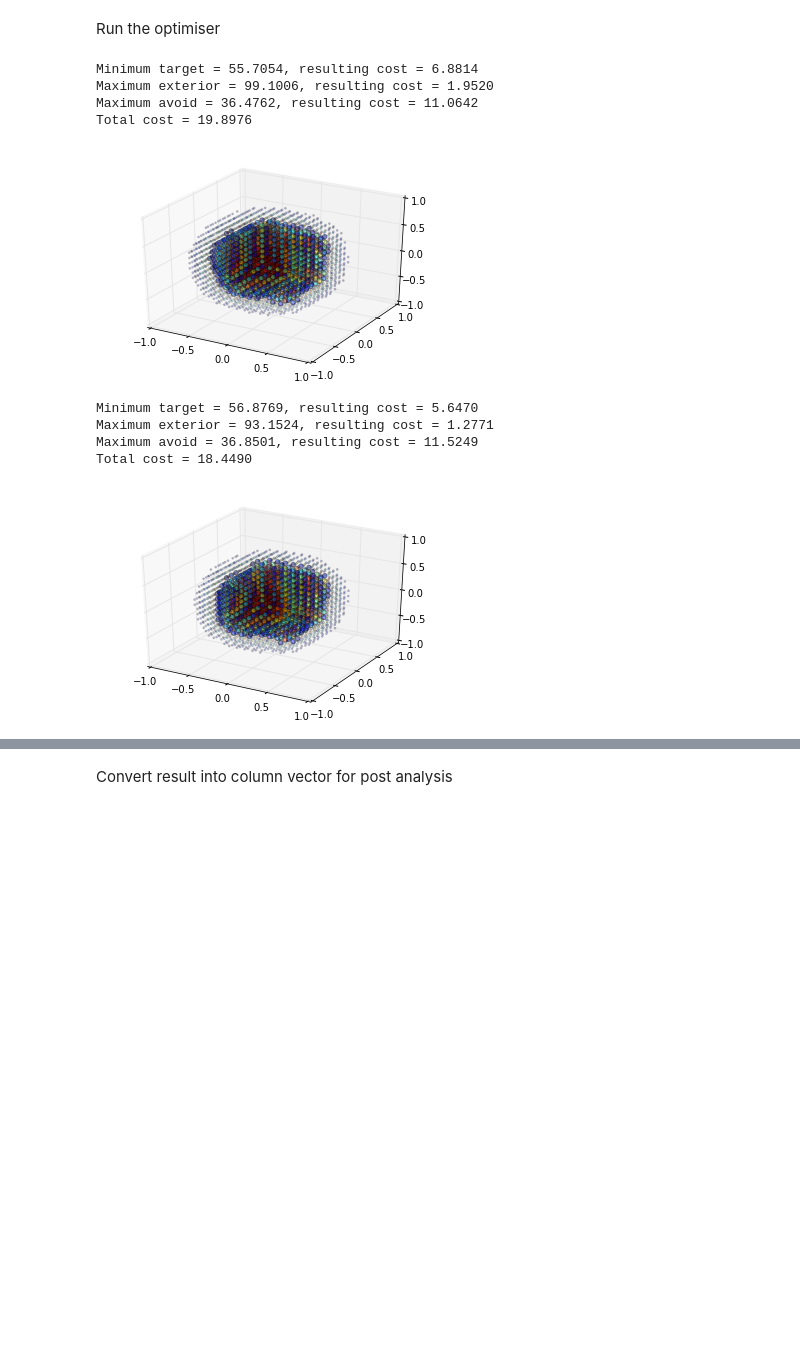
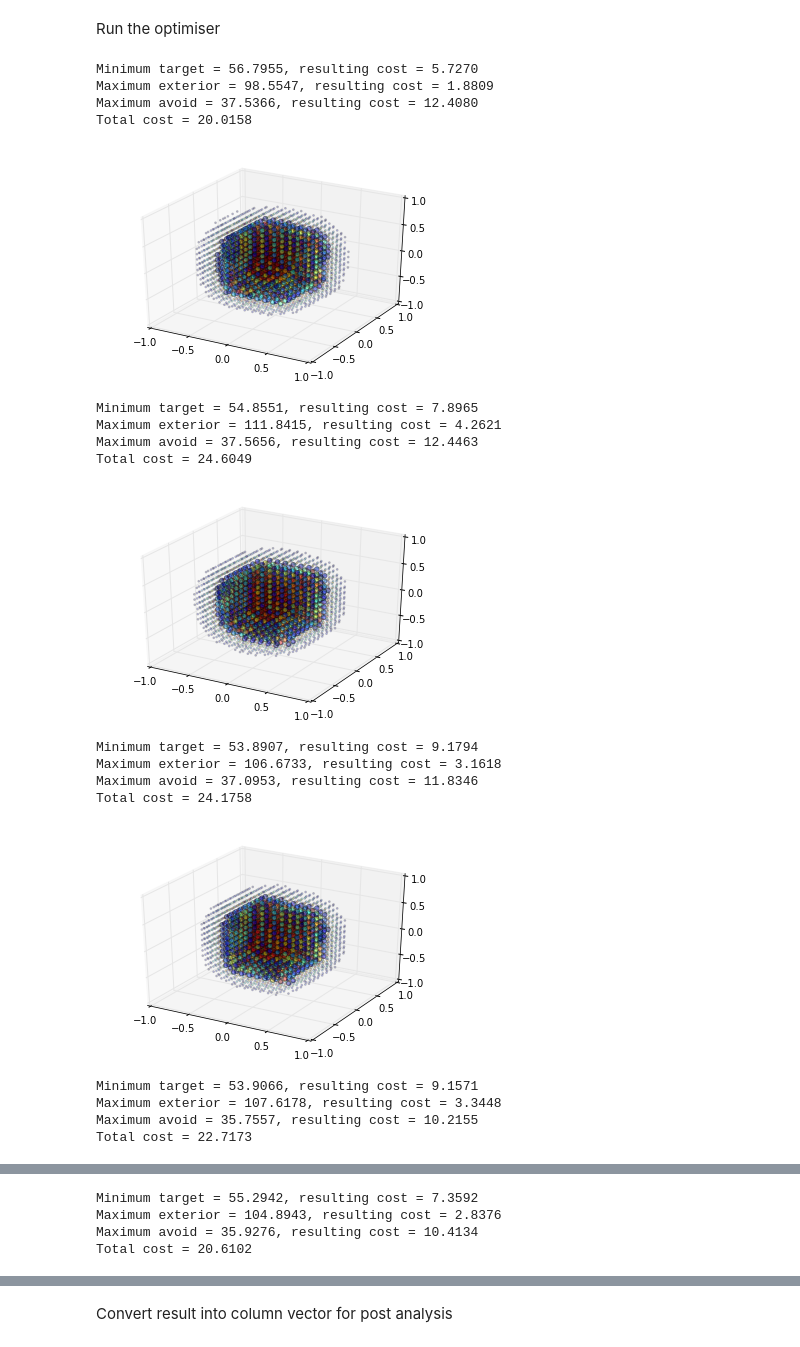
Before and after one commit to SimonBiggs/poc-brachyoptimisation, a Jupyter notebook: Proof of concept.ipynb, the cells around one changed output, grey strips where cells are left out. Drawn from its saved outputs; the diff is of its cells as text; code cells hidden in the pictures; blank space fills up the shorter version.

```diff
--- a/Proof of concept.ipynb
+++ b/Proof of concept.ipynb
@@ -415,22 +415,31 @@ Run the optimiser
 # %%
 optimisation = BasinhoppingWrapper(
     to_minimise=cost_function,
     initial=initial_conditions,
     step_noise=step_noise,
     basinhopping_confidence=2,
     optimiser_confidence=0.0001,
-    n=2,
+    n=5,
     debug=display_results,
     bounds=bounds
 )
 # %% [output]
-Minimum target = 55.7054, resulting cost = 6.8814
-Maximum exterior = 99.1006, resulting cost = 1.9520
-Maximum avoid = 36.4762, resulting cost = 11.0642
-Total cost = 19.8976
+Minimum target = 56.7955, resulting cost = 5.7270
+Maximum exterior = 98.5547, resulting cost = 1.8809
+Maximum avoid = 37.5366, resulting cost = 12.4080
+Total cost = 20.0158
-[figure, old version]
+[figure, new version]
-Minimum target = 56.8769, resulting cost = 5.6470
-Maximum exterior = 93.1524, resulting cost = 1.2771
-Maximum avoid = 36.8501, resulting cost = 11.5249
-Total cost = 18.4490
+Minimum target = 54.8551, resulting cost = 7.8965
+Maximum exterior = 111.8415, resulting cost = 4.2621
+Maximum avoid = 37.5656, resulting cost = 12.4463
+Total cost = 24.6049
-[figure, old version]
+[figure, new version]
+Minimum target = 53.8907, resulting cost = 9.1794
+Maximum exterior = 106.6733, resulting cost = 3.1618
+Maximum avoid = 37.0953, resulting cost = 11.8346
+Total cost = 24.1758
+[figure, added]
+Minimum target = 53.9066, resulting cost = 9.1571
+Maximum exterior = 107.6178, resulting cost = 3.3448
+Maximum avoid = 35.7557, resulting cost = 10.2155
+Total cost = 22.7173
@@ -436,0 +447,4 @@ Total cost = 18.4490
+Minimum target = 55.2942, resulting cost = 7.3592
+Maximum exterior = 104.8943, resulting cost = 2.8376
+Maximum avoid = 35.9276, resulting cost = 10.4134
+Total cost = 20.6102
```
Also changed, not shown: parts of 10 cells of this notebook.
